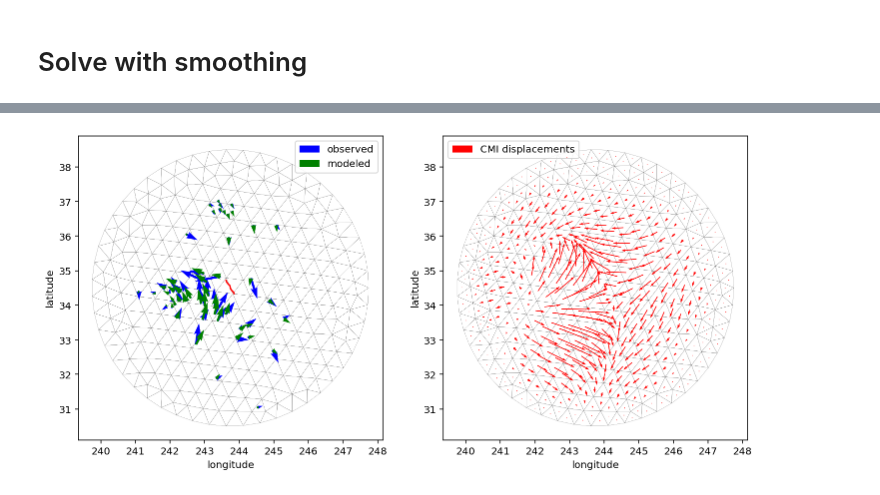
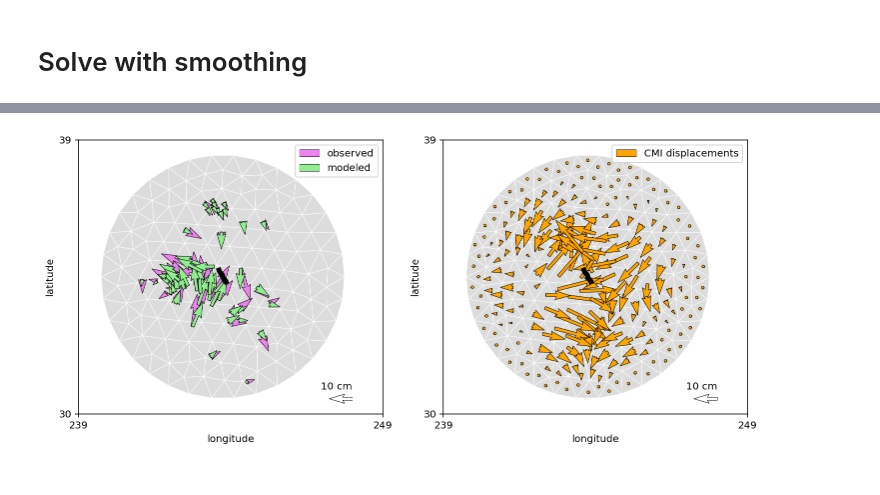
Before and after one commit to jploveless/relax_disloc, a Jupyter notebook: hector_mine.ipynb, the cells around one changed output, grey strips where cells are left out. Cells and saved outputs as stored; diff of their text form; code cells hidden in the pictures.

Commit message:
Hector Mine postseismic summary figure looking good

```diff
--- a/hector_mine.ipynb
+++ b/hector_mine.ipynb
@@ -177,9 +180,15 @@ for i in range(1):
     # meshes[i].dep1 = meshes[i].meshio_object.points[meshes[i].verts[:, 0], 2]
     # meshes[i].dep2 = meshes[i].meshio_object.points[meshes[i].verts[:, 1], 2]
     # meshes[i].dep3 = meshes[i].meshio_object.points[meshes[i].verts[:, 2], 2]
-    meshes[i].dep1 = 30 + 0 * meshes[i].meshio_object.points[meshes[i].verts[:, 0], 2]
-    meshes[i].dep2 = 30 + 0 * meshes[i].meshio_object.points[meshes[i].verts[:, 1], 2]
-    meshes[i].dep3 = 30 + 0 * meshes[i].meshio_object.points[meshes[i].verts[:, 2], 2]
+    meshes[i].dep1 = (
+        CMI_DEPTH + 0 * meshes[i].meshio_object.points[meshes[i].verts[:, 0], 2]
+    )
+    meshes[i].dep2 = (
+        CMI_DEPTH + 0 * meshes[i].meshio_object.points[meshes[i].verts[:, 1], 2]
+    )
+    meshes[i].dep3 = (
+        CMI_DEPTH + 0 * meshes[i].meshio_object.points[meshes[i].verts[:, 2], 2]
+    )
 
     meshes[i].centroids = np.mean(
         meshes[i].meshio_object.points[meshes[i].verts, :], axis=1
@@ -257,10 +266,10 @@ celeri.get_mesh_perimeter(meshes)
 meshes[0].coords = meshes[0].meshio_object.points
 meshes[0].coords[:, 0] += df_fault.lon.mean()
 meshes[0].coords[:, 1] += df_fault.lat.mean()
-meshes[0].coords[:, 2] = 30
+meshes[0].coords[:, 2] = CMI_DEPTH
 meshes[0].centroids[:, 0] += df_fault.lon.mean()
 meshes[0].centroids[:, 1] += df_fault.lat.mean()
-meshes[0].centroids[:, 2] = 30
+meshes[0].centroids[:, 2] = CMI_DEPTH
 meshes[0].lon1[:] += df_fault.lon.mean()
 meshes[0].lat1[:] += df_fault.lat.mean()
 meshes[0].lon2[:] += df_fault.lon.mean()
@@ -649,6 +634,6 @@ plt.show()
 # %%
 # Plot model geometry
-QUIVER_SCALE = 2.0e2
+QUIVER_SCALE = 1.3e2
 
 plt.figure(figsize=(12, 6))
 plt.subplot(1, 2, 1)
@@ -665,13 +650,13 @@ for i in range(0, n_tri):
             mesh.points[mesh.get_cells_type("triangle")[:, 2], 1][i],
         ],
         "-k",
-        facecolor="w",
-        edgecolor="k",
-        linewidth=0.1,
+        facecolor="gainsboro",
+        edgecolor="white",
+        linewidth=0.5,
     )
 
 
-plt.plot(df_fault.lon, df_fault.lat, "-r")
+plt.plot(df_fault.lon, df_fault.lat, "-k", linewidth=5, zorder=20)
 plt.quiver(
     df_gps.lon,
     df_gps.lat,
@@ -681,6 +666,10 @@ plt.quiver(
     zorder=10,
     label="observed",
     scale=QUIVER_SCALE,
+    facecolor="violet",
+    edgecolor="k",
+    linewidth=0.5,
+    width=0.01,
 )
 plt.quiver(
     df_gps.lon,
@@ -691,7 +680,31 @@ plt.quiver(
     zorder=10,
     label="modeled",
     scale=QUIVER_SCALE,
+    facecolor="lightgreen",
+    edgecolor="k",
+    linewidth=0.5,
+    width=0.01,
 )
+
+plt.quiver(
+    248,
+    30.5,
+    -10,
+    0,
+    color="r",
+    zorder=25,
+    scale=QUIVER_SCALE,
+    facecolor="white",
+    edgecolor="k",
+    linewidth=0.5,
+    width=0.01,
+)
+plt.text(248, 30.8, "10 cm", horizontalalignment="right")
+
+plt.xlim([239, 249])
+plt.ylim([30, 39])
+plt.xticks([239, 249])
+plt.yticks([30, 39])
 plt.xlabel("longitude")
 plt.ylabel("latitude")
 plt.gca().set_aspect("equal")
@@ -702,34 +715,61 @@ for i in range(0, n_tri):
     plt.fill(
         [
             mesh.points[mesh.get_cells_type("triangle")[:, 0], 0][i],
             mesh.points[mesh.get_cells_type("triangle")[:, 1], 0][i],
             mesh.points[mesh.get_cells_type("triangle")[:, 2], 0][i],
         ],
         [
             mesh.points[mesh.get_cells_type("triangle")[:, 0], 1][i],
             mesh.points[mesh.get_cells_type("triangle")[:, 1], 1][i],
             mesh.points[mesh.get_cells_type("triangle")[:, 2], 1][i],
         ],
         "-k",
-        facecolor="w",
-        edgecolor="k",
-        linewidth=0.1,
+        facecolor="gainsboro",
+        edgecolor="white",
+        linewidth=0.5,
     )
+plt.plot(df_fault.lon, df_fault.lat, "-k", linewidth=5, zorder=25)
+
 plt.quiver(
     meshes[0].centroids[:, 0],
     meshes[0].centroids[:, 1],
     est_slip_smooth[0::2],
     est_slip_smooth[1::2],
     color="r",
     zorder=20,
     label="CMI displacements",
     scale=QUIVER_SCALE,
+    facecolor="orange",
+    edgecolor="k",
+    linewidth=0.5,
+    width=0.01,
 )
 
+plt.quiver(
+    248,
+    30.5,
+    -10,
+    0,
+    color="r",
+    zorder=25,
+    scale=QUIVER_SCALE,
+    facecolor="white",
+    edgecolor="k",
+    linewidth=0.5,
+    width=0.01,
+)
+plt.text(248, 30.8, "10 cm", horizontalalignment="right")
+
+plt.xlim([239, 249])
+plt.ylim([30, 39])
+plt.xticks([239, 249])
+plt.yticks([30, 39])
 plt.xlabel("longitude")
 plt.ylabel("latitude")
 plt.gca().set_aspect("equal")
 plt.legend()
+plt.savefig("hector_mine_summary.pdf")
+plt.savefig("hector_mine_summary.png", dpi=500)
 plt.show()
 # %% [output]
-[figure, old version]
+[figure, new version]
```
Also changed, not shown: parts of 6 cells of this notebook.
